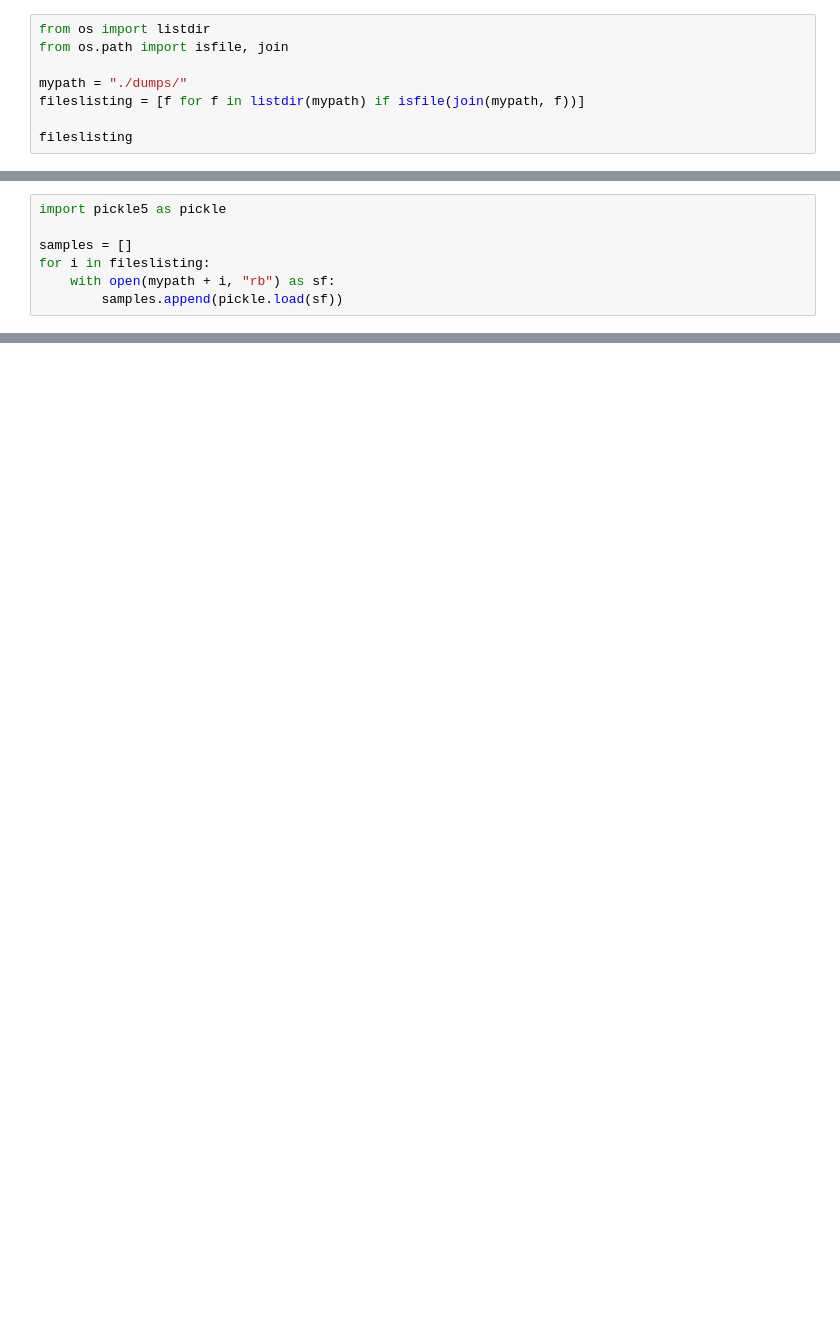
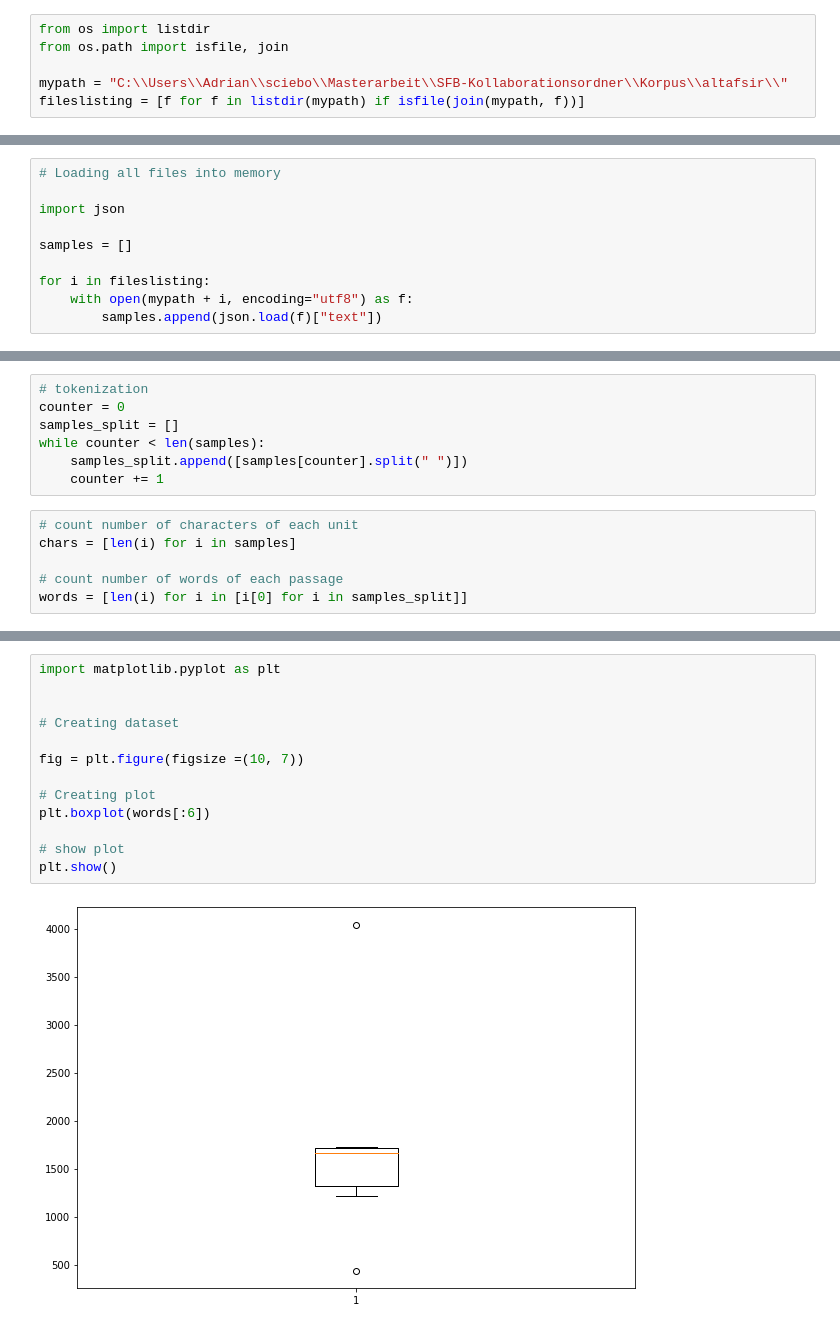
Before and after one commit to apbernhard/altafsir_scraper, a Jupyter notebook: NLP Arabic corpus analysis.ipynb, the cells around one changed output, grey strips where cells are left out. Cells and saved outputs as stored; diff of their text form; blank space fills up the shorter version.

```diff
--- a/NLP Arabic corpus analysis.ipynb
+++ b/NLP Arabic corpus analysis.ipynb
@@ -6,7 +6,5 @@
 from os import listdir
 from os.path import isfile, join
 
-mypath = "./dumps/"
+mypath = "C:\\Users\\Adrian\\sciebo\\Masterarbeit\\SFB-Kollaborationsordner\\Korpus\\altafsir\\"
 fileslisting = [f for f in listdir(mypath) if isfile(join(mypath, f))]
-
-fileslisting
@@ -23,7 +11,10 @@ fileslisting
 # %%
-import pickle5 as pickle
+# Loading all files into memory
+
+import json
 
 samples = []
+
 for i in fileslisting:
-    with open(mypath + i, "rb") as sf:
-        samples.append(pickle.load(sf))
+    with open(mypath + i, encoding="utf8") as f:
+        samples.append(json.load(f)["text"])
@@ -45,0 +21,13 @@ common_words
+# %%
+# tokenization
+counter = 0
+samples_split = []
+while counter < len(samples):
+    samples_split.append([samples[counter].split(" ")])
+    counter += 1
+# %%
+# count number of characters of each unit
+chars = [len(i) for i in samples]
+
+# count number of words of each passage
+words = [len(i) for i in [i[0] for i in samples_split]]
@@ -45,0 +56,15 @@ common_words
+# %%
+import matplotlib.pyplot as plt
+
+
+# Creating dataset
+
+fig = plt.figure(figsize =(10, 7))
+
+# Creating plot
+plt.boxplot(words[:6])
+
+# show plot
+plt.show()
+# %% [output]
+[figure, added]
```
Also changed, not shown: parts of 9 cells of this notebook, 14 other files.
